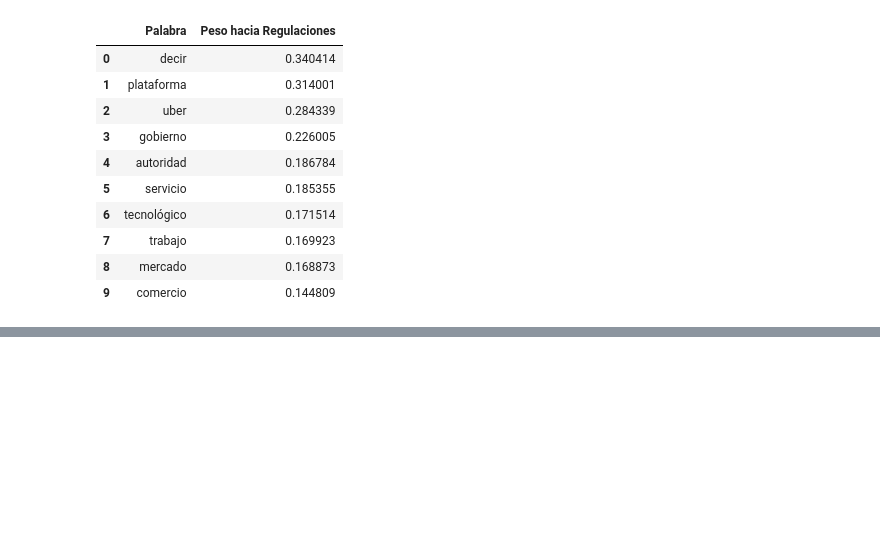
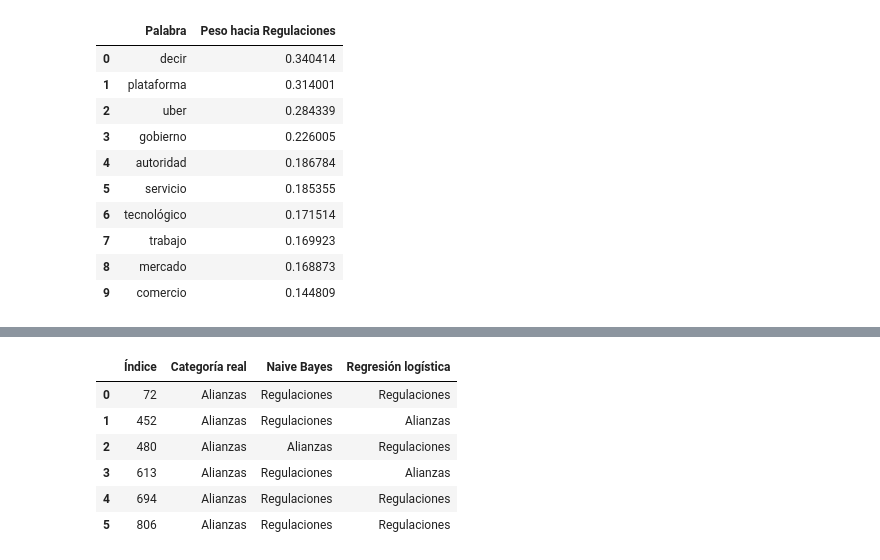
Before and after one commit to Cynthiss/NLP, a Jupyter notebook: Lab_4/Lab_4.ipynb, the cells around one changed output, grey strips where cells are left out. Saved outputs shown, nothing was run; the diff lists cells and outputs as text; code cells hidden in the pictures; blank space fills up the shorter version.

Commit message:
Part 5
Se agrego el analisis y comparacion de errores de clasificacion de los docuemntos

```diff
--- a/Lab_4/Lab_4.ipynb
+++ b/Lab_4/Lab_4.ipynb
@@ -4215,0 +4278,47 @@ Palabras con mayor peso hacia Regulaciones:
+# %%
+
+# Comparación de predicciones por documento
+
+
+indices_comparacion = sorted(
+    indices_log.union(indices_nb)
+)
+
+comparacion_errores = pd.DataFrame({
+    "Índice": indices_comparacion
+})
+
+comparacion_errores["Categoría real"] = (
+    comparacion_errores["Índice"]
+    .map(y_val)
+)
+
+comparacion_errores["Naive Bayes"] = (
+    comparacion_errores["Índice"]
+    .map(
+        pd.Series(
+            y_val_pred_bow,
+            index=y_val.index
+        )
+    )
+)
+
+comparacion_errores["Regresión logística"] = (
+    comparacion_errores["Índice"]
+    .map(
+        pd.Series(
+            y_val_pred_log_bow,
+            index=y_val.index
+        )
+    )
+)
+
+comparacion_errores
+# %% [output]
+|  | Índice | Categoría real | Naive Bayes | Regresión logística |
+| 0 | 72 | Alianzas | Regulaciones | Regulaciones |
+| 1 | 452 | Alianzas | Regulaciones | Alianzas |
+| 2 | 480 | Alianzas | Alianzas | Regulaciones |
+| 3 | 613 | Alianzas | Regulaciones | Alianzas |
+| 4 | 694 | Alianzas | Regulaciones | Regulaciones |
+| 5 | 806 | Alianzas | Regulaciones | Regulaciones |
```
Also changed, not shown: parts of 4 cells of this notebook.
